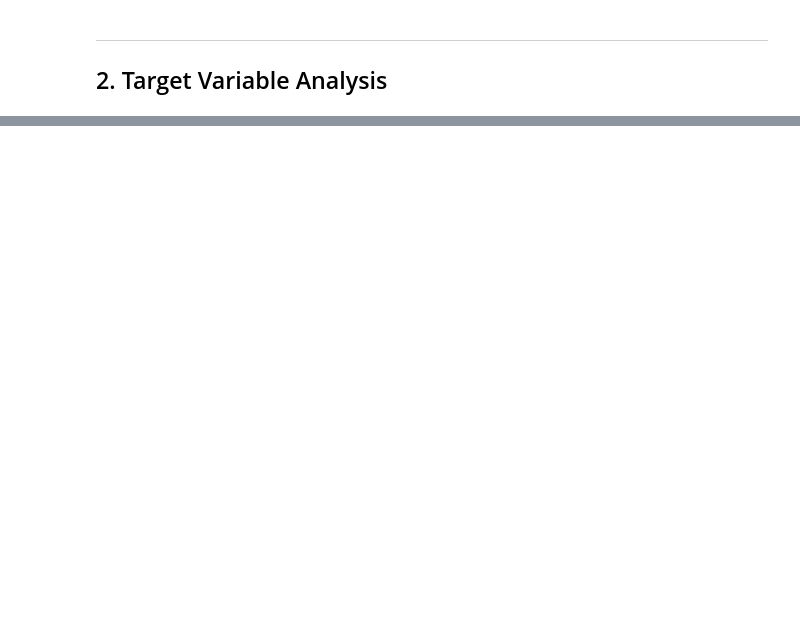
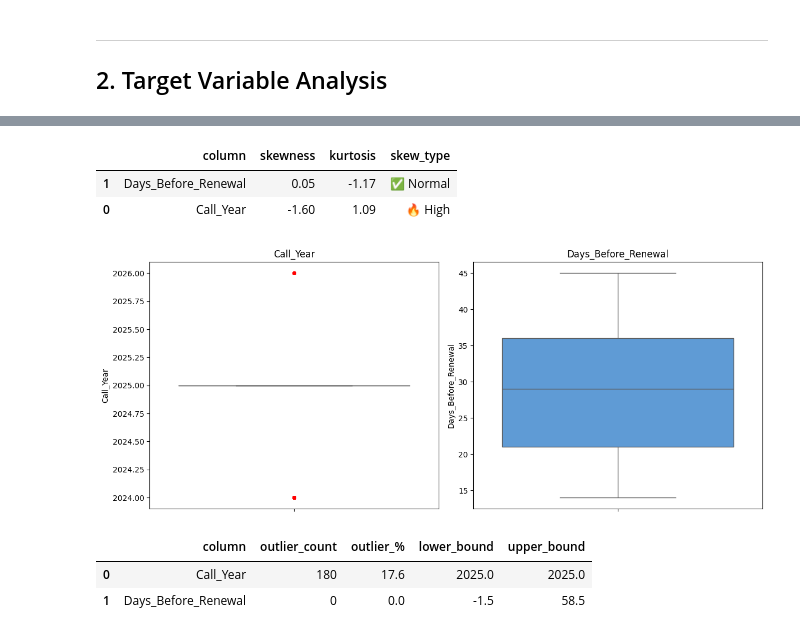
Before and after one commit to NIDHARSAN-V/Final_DS_MiniProject, a Jupyter notebook: notebooks/03_EDA/cc_calls_eda.ipynb, the cells around one changed output, grey strips where cells are left out. Saved outputs shown, nothing was run; the diff lists cells and outputs as text; code cells hidden in the pictures; blank space fills up the shorter version.

```diff
--- a/notebooks/03_EDA/cc_calls_eda.ipynb
+++ b/notebooks/03_EDA/cc_calls_eda.ipynb
@@ -759,0 +250,64 @@ Saved to dataset/03_EDA/cc_calls/cc_calls_eda.csv
+# %%
+# Skewness summary table
+# Reference: |skew| < 0.5 = Normal ✅ | 0.5–1 = Moderate ⚠️ | > 1 = High 🔥
+dist_summary = []
+for col in numerical_cols:
+    skew = df[col].skew()
+    kurt = df[col].kurtosis()
+    skew_type = (
+        '✅ Normal'     if abs(skew) < 0.5 else
+        '⚠️  Moderate'  if abs(skew) < 1   else
+        '🔥 High'
+    )
+    dist_summary.append({'column': col, 'skewness': round(skew, 2),
+                         'kurtosis': round(kurt, 2), 'skew_type': skew_type})
+
+dist_df = pd.DataFrame(dist_summary).sort_values('skewness', ascending=False)
+dist_df
+# %% [output]
+|  | column | skewness | kurtosis | skew_type |
+| 1 | Days_Before_Renewal | 0.05 | -1.17 | ✅ Normal |
+| 0 | Call_Year | -1.60 | 1.09 | 🔥 High |
+# %%
+# Outlier detection — boxplots
+if numerical_cols:
+    n_cols_plot = 3
+    n_rows_plot = math.ceil(len(numerical_cols) / n_cols_plot)
+
+    plt.figure(figsize=(18, 5 * n_rows_plot))
+    for i, col in enumerate(numerical_cols, 1):
+        plt.subplot(n_rows_plot, n_cols_plot, i)
+        sns.boxplot(
+            y=df[col], color='#4C9BE8',
+            flierprops=dict(marker='o', markerfacecolor='red',
+                            markeredgecolor='red', markersize=4)
+        )
+        plt.title(col)
+    plt.tight_layout()
+    plt.show()
+# %% [output]
+[figure, added]
+# %%
+# Outlier count table using IQR method
+outlier_summary = []
+for col in numerical_cols:
+    Q1  = df[col].quantile(0.25)
+    Q3  = df[col].quantile(0.75)
+    IQR = Q3 - Q1
+    lo  = Q1 - 1.5 * IQR
+    hi  = Q3 + 1.5 * IQR
+    n_out = ((df[col] < lo) | (df[col] > hi)).sum()
+    outlier_summary.append({
+        'column': col,
+        'outlier_count': n_out,
+        'outlier_%': round(n_out / len(df) * 100, 2),
+        'lower_bound': round(lo, 2),
+        'upper_bound': round(hi, 2)
+    })
+
+outlier_df = pd.DataFrame(outlier_summary).sort_values('outlier_%', ascending=False)
+outlier_df
+# %% [output]
+|  | column | outlier_count | outlier_% | lower_bound | upper_bound |
+| 0 | Call_Year | 180 | 17.6 | 2025.0 | 2025.0 |
+| 1 | Days_Before_Renewal | 0 | 0.0 | -1.5 | 58.5 |
```
Also changed, not shown: parts of 122 cells of this notebook, 13 other files.
